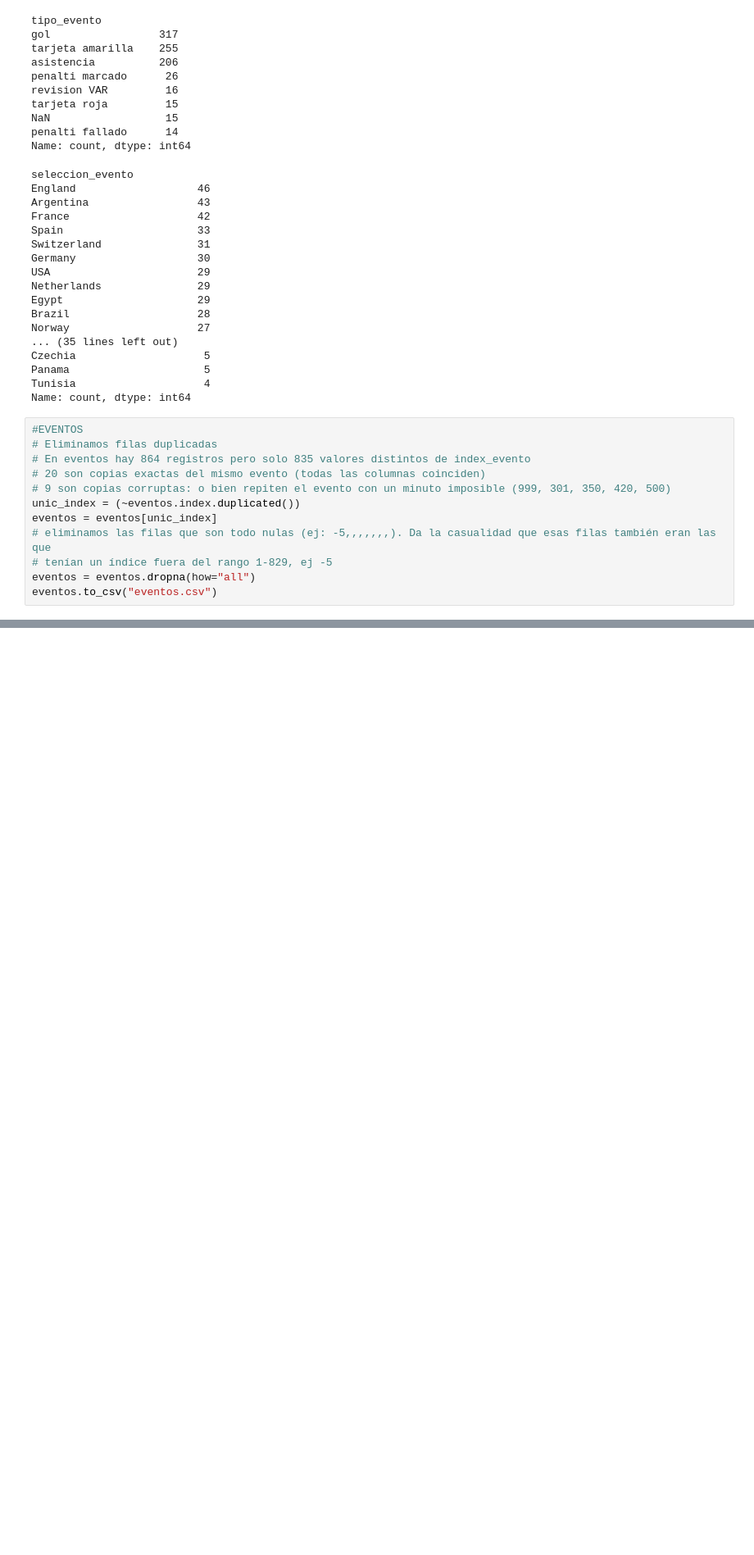
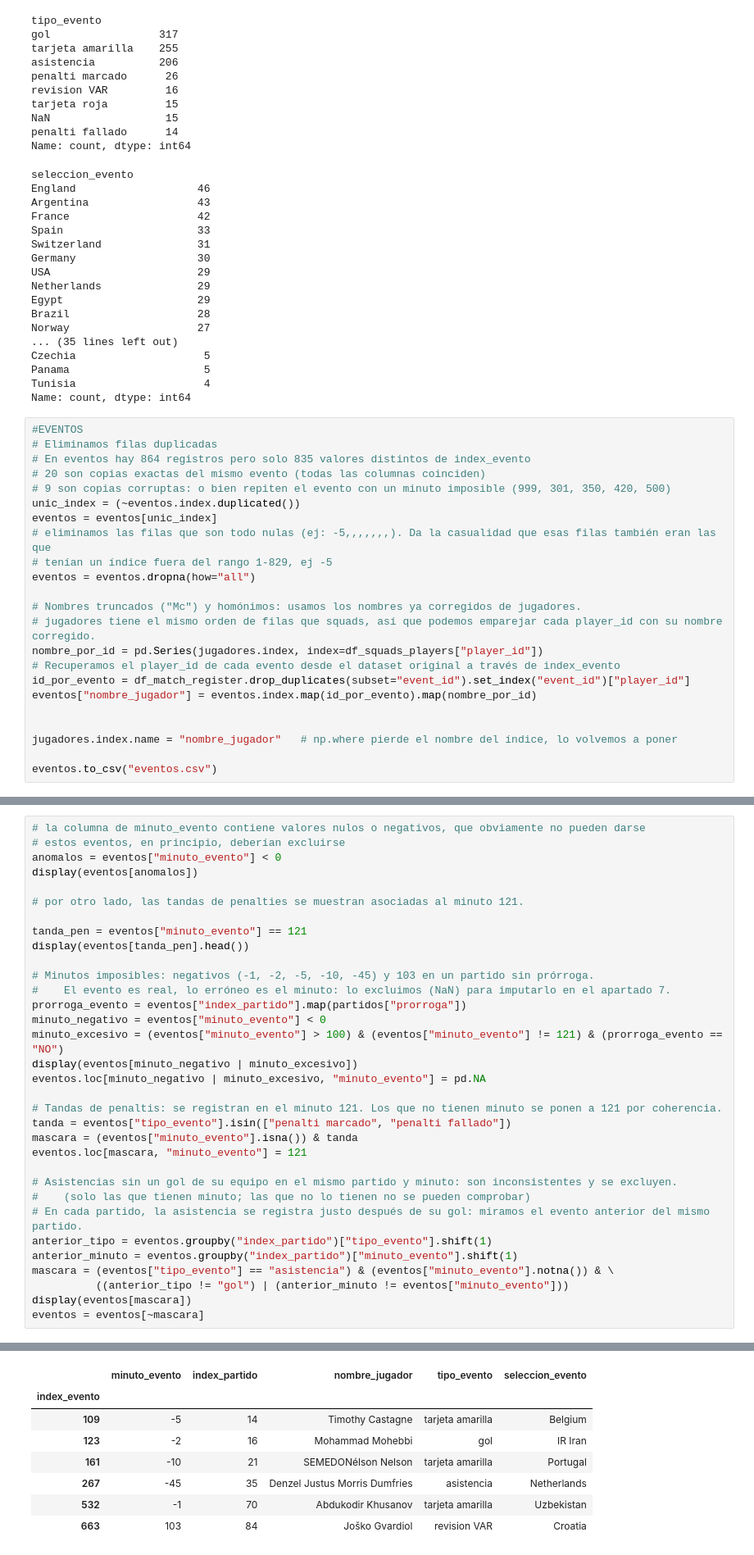
Before and after one commit to gonzalotorrentebelio/World-Cup-Spain, a Jupyter notebook: bloque1.ipynb, the cells around one changed output, grey strips where cells are left out. Shown at 82% size. Saved outputs shown, nothing was run; the diff lists cells and outputs as text; blank space fills up the shorter version.

```diff
--- a/bloque1.ipynb
+++ b/bloque1.ipynb
@@ -1291,4 +1291,15 @@ eventos = eventos[unic_index]
 # eliminamos las filas que son todo nulas (ej: -5,,,,,,,). Da la casualidad que esas filas también eran las que
 # tenían un índice fuera del rango 1-829, ej -5
 eventos = eventos.dropna(how="all")
+
+# Nombres truncados ("Mc") y homónimos: usamos los nombres ya corregidos de jugadores.
+# jugadores tiene el mismo orden de filas que squads, así que podemos emparejar cada player_id con su nombre corregido.
+nombre_por_id = pd.Series(jugadores.index, index=df_squads_players["player_id"])
+# Recuperamos el player_id de cada evento desde el dataset original a través de index_evento
+id_por_evento = df_match_register.drop_duplicates(subset="event_id").set_index("event_id")["player_id"]
+eventos["nombre_jugador"] = eventos.index.map(id_por_evento).map(nombre_por_id)
+
+
+jugadores.index.name = "nombre_jugador"   # np.where pierde el nombre del índice, lo volvemos a poner
+
 eventos.to_csv("eventos.csv")
@@ -1294,0 +1310,34 @@ eventos.to_csv("eventos.csv")
+# %%
+# la columna de minuto_evento contiene valores nulos o negativos, que obviamente no pueden darse
+# estos eventos, en principio, deberían excluirse
+anomalos = eventos["minuto_evento"] < 0
+display(eventos[anomalos])
+
+# por otro lado, las tandas de penalties se muestran asociadas al minuto 121.
+
+tanda_pen = eventos["minuto_evento"] == 121
+display(eventos[tanda_pen].head())
+
+# Minutos imposibles: negativos (-1, -2, -5, -10, -45) y 103 en un partido sin prórroga.
+#    El evento es real, lo erróneo es el minuto: lo excluimos (NaN) para imputarlo en el apartado 7.
+prorroga_evento = eventos["index_partido"].map(partidos["prorroga"])
+minuto_negativo = eventos["minuto_evento"] < 0
+minuto_excesivo = (eventos["minuto_evento"] > 100) & (eventos["minuto_evento"] != 121) & (prorroga_evento == "NO")
+display(eventos[minuto_negativo | minuto_excesivo])
+eventos.loc[minuto_negativo | minuto_excesivo, "minuto_evento"] = pd.NA
+
+# Tandas de penaltis: se registran en el minuto 121. Los que no tienen minuto se ponen a 121 por coherencia.
+tanda = eventos["tipo_evento"].isin(["penalti marcado", "penalti fallado"])
+mascara = (eventos["minuto_evento"].isna()) & tanda
+eventos.loc[mascara, "minuto_evento"] = 121
+
+# Asistencias sin un gol de su equipo en el mismo partido y minuto: son inconsistentes y se excluyen.
+#    (solo las que tienen minuto; las que no lo tienen no se pueden comprobar)
+# En cada partido, la asistencia se registra justo después de su gol: miramos el evento anterior del mismo partido.
+anterior_tipo = eventos.groupby("index_partido")["tipo_evento"].shift(1)
+anterior_minuto = eventos.groupby("index_partido")["minuto_evento"].shift(1)
+mascara = (eventos["tipo_evento"] == "asistencia") & (eventos["minuto_evento"].notna()) & \
+          ((anterior_tipo != "gol") | (anterior_minuto != eventos["minuto_evento"]))
+display(eventos[mascara])
+eventos = eventos[~mascara]
+# %% [output]
@@ -1294,0 +1358,8 @@ eventos.to_csv("eventos.csv")
+|  | minuto_evento | index_partido | nombre_jugador | tipo_evento | seleccion_evento |
+| index_evento |  |  |  |  |  |
+| 109 | -5 | 14 | Timothy Castagne | tarjeta amarilla | Belgium |
+| 123 | -2 | 16 | Mohammad Mohebbi | gol | IR Iran |
+| 161 | -10 | 21 | SEMEDONélson Nelson | tarjeta amarilla | Portugal |
+| 267 | -45 | 35 | Denzel Justus Morris Dumfries | asistencia | Netherlands |
+| 532 | -1 | 70 | Abdukodir Khusanov | tarjeta amarilla | Uzbekistan |
+| 663 | 103 | 84 | Joško Gvardiol | revision VAR | Croatia |
```
Also changed, not shown: parts of 2 cells of this notebook, 1 other file.
